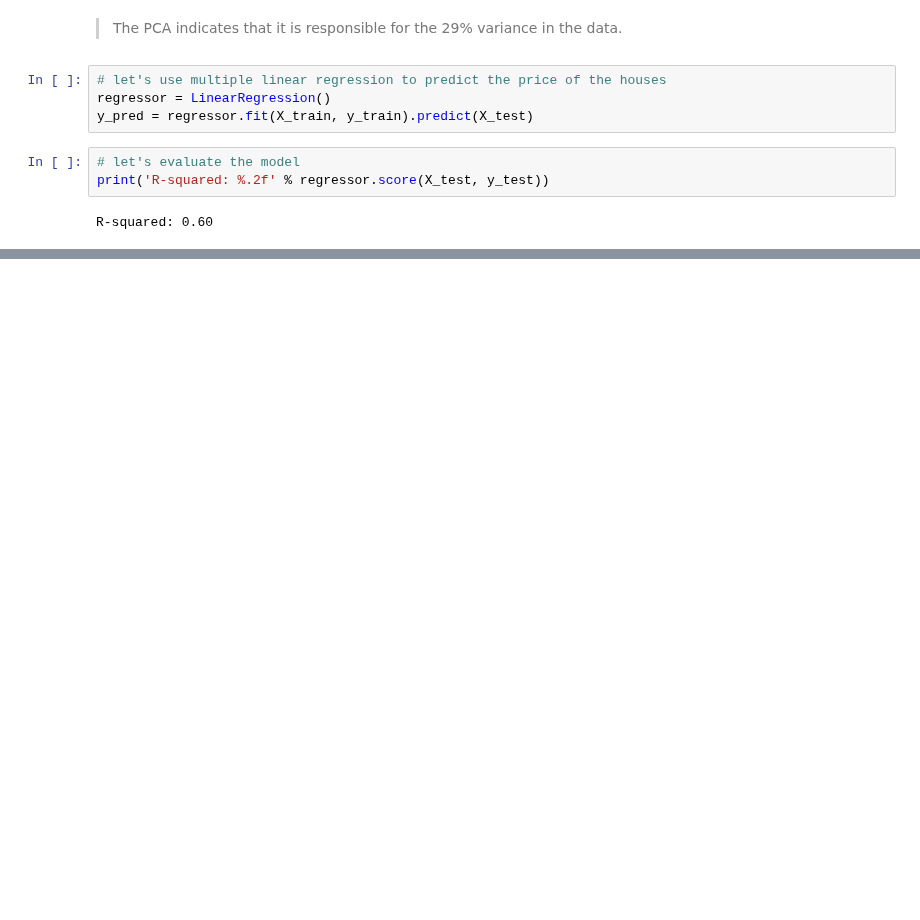
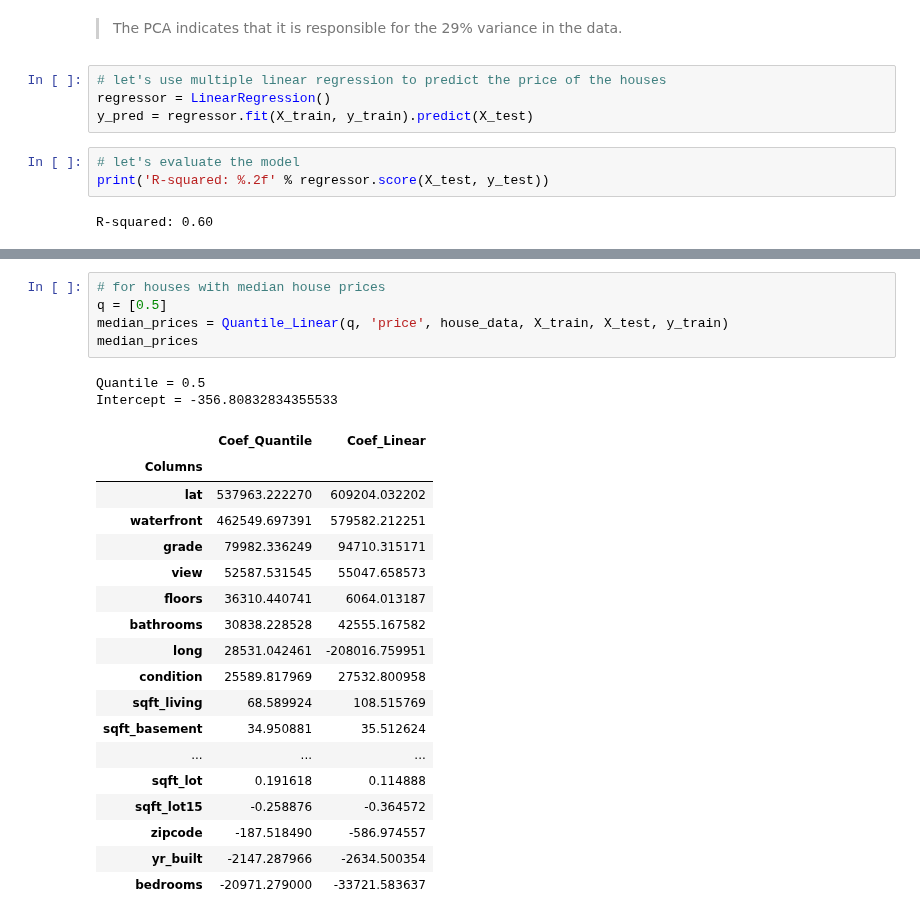
Before and after one commit to stogaja/Python-ML-Projects, a Jupyter notebook: Regression with Hass Consulting Company/app.ipynb, the cells around one changed output, grey strips where cells are left out. Drawn from its saved outputs; the diff is of its cells as text; blank space fills up the shorter version.

```diff
--- a/Regression with Hass Consulting Company/app.ipynb
+++ b/Regression with Hass Consulting Company/app.ipynb
@@ -611,0 +872,26 @@ R-squared: 0.60
+# %%
+# for houses with median house prices
+q = [0.5]
+median_prices = Quantile_Linear(q, 'price', house_data, X_train, X_test, y_train)
+median_prices
+# %% [output]
+Quantile = 0.5
+Intercept = -356.80832834355533
+|  | Coef_Quantile | Coef_Linear |
+| Columns |  |  |
+| lat | 537963.222270 | 609204.032202 |
+| waterfront | 462549.697391 | 579582.212251 |
+| grade | 79982.336249 | 94710.315171 |
+| view | 52587.531545 | 55047.658573 |
+| floors | 36310.440741 | 6064.013187 |
+| bathrooms | 30838.228528 | 42555.167582 |
+| long | 28531.042461 | -208016.759951 |
+| condition | 25589.817969 | 27532.800958 |
+| sqft_living | 68.589924 | 108.515769 |
+| sqft_basement | 34.950881 | 35.512624 |
+| ... | ... | ... |
+| sqft_lot | 0.191618 | 0.114888 |
+| sqft_lot15 | -0.258876 | -0.364572 |
+| zipcode | -187.518490 | -586.974557 |
+| yr_built | -2147.287966 | -2634.500354 |
+| bedrooms | -20971.279000 | -33721.583637 |
```
Also changed, not shown: parts of 39 cells of this notebook.
